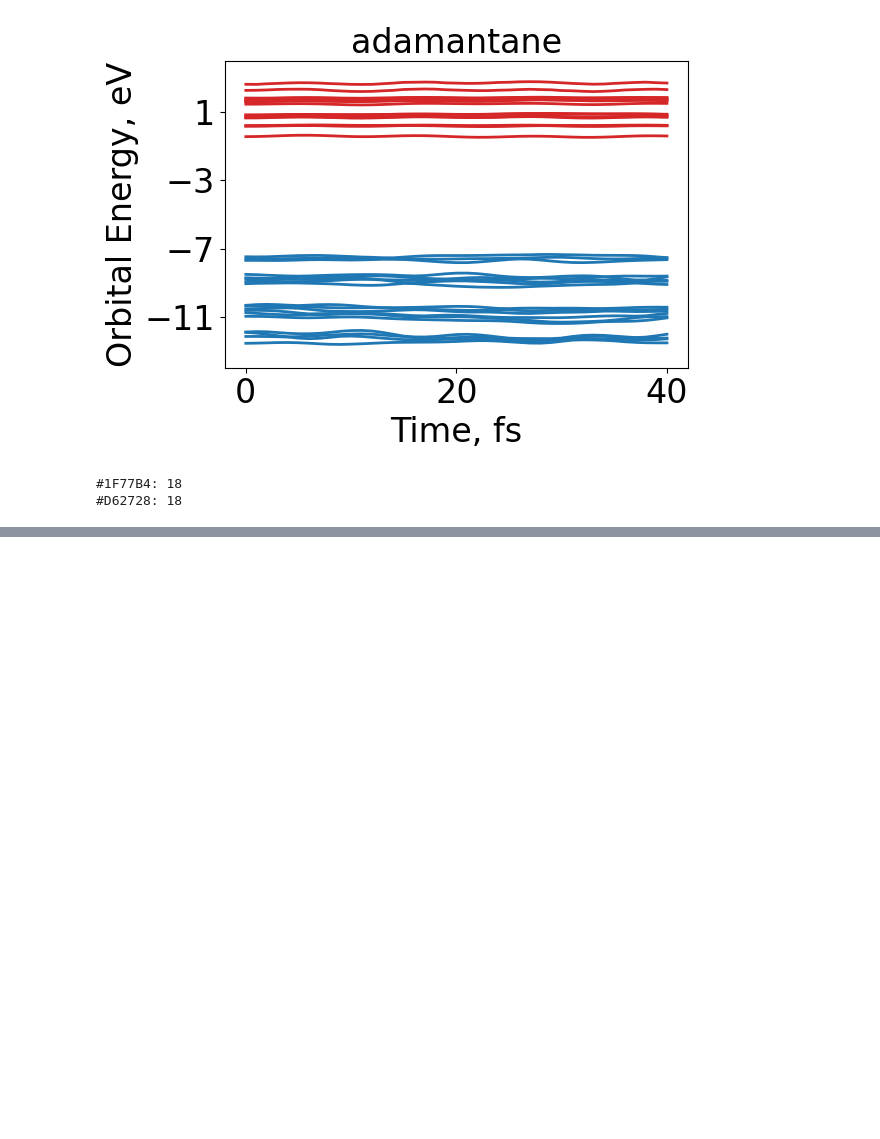
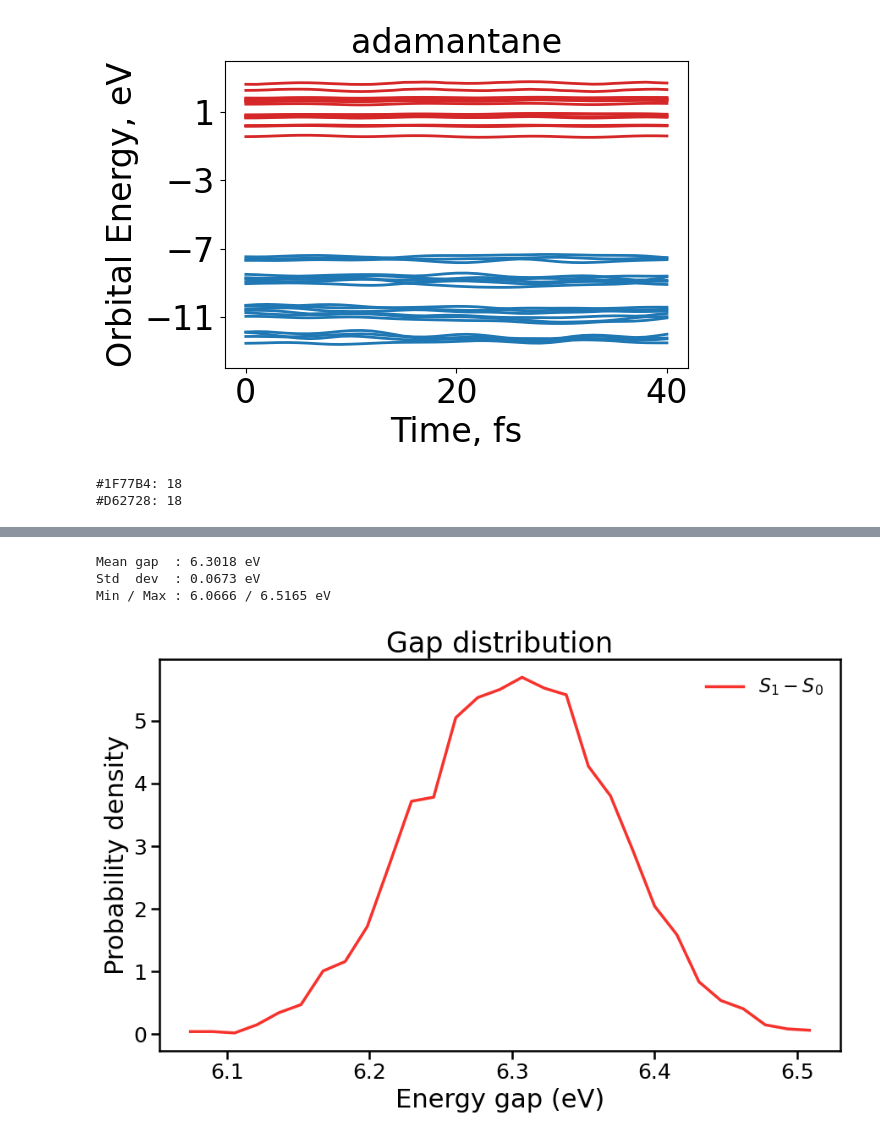
Before and after one commit to AkimovLab/Project_adamantanes, a Jupyter notebook: NAMD/STEP3/adamantane/adamantane_step3.ipynb, the cells around one changed output, grey strips where cells are left out. Cells and saved outputs as stored; diff of their text form; code cells hidden in the pictures; blank space fills up the shorter version.

```diff
--- a/NAMD/STEP3/adamantane/adamantane_step3.ipynb
+++ b/NAMD/STEP3/adamantane/adamantane_step3.ipynb
@@ -689,0 +733,41 @@ plt.show()
+# %%
+TITLE_SIZE  = 24
+LABEL_SIZE  = 22
+TICK_SIZE   = 18
+LEGEND_SIZE = 16
+TICK_WIDTH  = 1.8
+TICK_LENGTH = 7
+SPINE_WIDTH = 1.8
+FIXED_COLOR = "#F6322D"
+
+gap_10 = (numpy_ham_adi[:, 1, 1] - numpy_ham_adi[:, 0, 0]) * units.au2ev
+
+print(f"Mean gap  : {gap_10.mean():.4f} eV")
+print(f"Std  dev  : {gap_10.std():.4f} eV")
+print(f"Min / Max : {gap_10.min():.4f} / {gap_10.max():.4f} eV")
+
+bins = np.linspace(gap_10.min(), gap_10.max(), 30)
+hist, edges = np.histogram(gap_10, bins=bins, density=True)
+centers = 0.5 * (edges[:-1] + edges[1:])
+
+fig, ax = plt.subplots(figsize=(9, 6))
+ax.plot(centers, hist, linewidth=2.5, color=FIXED_COLOR, label=r"$S_1-S_0$")
+
+ax.set_xlabel("Energy gap (eV)", fontsize=LABEL_SIZE)
+ax.set_ylabel("Probability density", fontsize=LABEL_SIZE)
+ax.set_title("Gap distribution", fontsize=TITLE_SIZE)
+# ax.set_xlim(0, 0.25)
+ax.tick_params(axis='both', which='major', labelsize=TICK_SIZE,
+               width=TICK_WIDTH, length=TICK_LENGTH)
+for spine in ax.spines.values():
+    spine.set_linewidth(SPINE_WIDTH)
+
+ax.legend(fontsize=LEGEND_SIZE, frameon=False)
+plt.tight_layout()
+plt.savefig("gap_S1_S0.png", dpi=300)
+plt.show()
+# %% [output]
+Mean gap  : 6.3018 eV
+Std  dev  : 0.0673 eV
+Min / Max : 6.0666 / 6.5165 eV
+[figure, added]
```
Also changed, not shown: parts of 25 cells of this notebook, 2 other files.
